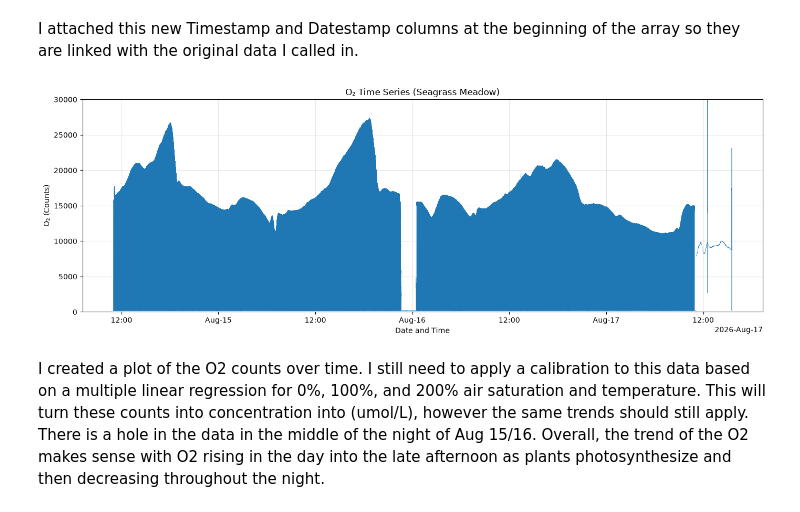
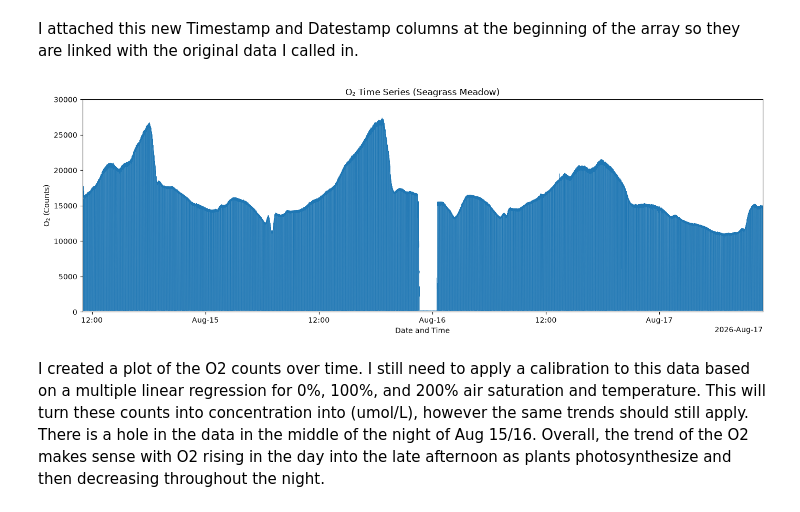
Before and after one commit to jacobtgallaher/ECS-Visualizing, a Jupyter notebook: CODE/ECS_1_O2_Flux_Visualization.ipynb, the cells around one changed output. Cells and saved outputs as stored; diff of their text form; code cells hidden in the pictures.

```diff
--- a/CODE/ECS_1_O2_Flux_Visualization.ipynb
+++ b/CODE/ECS_1_O2_Flux_Visualization.ipynb
@@ -335,35 +341,39 @@ y = plot_data["O2"].to_numpy(dtype=float)
 
 # Insert breaks where a new burst begins (the sampling pause).
 burst = plot_data["BurstCounter"]
 break_at = np.flatnonzero(burst.ne(burst.shift()).to_numpy()[1:]) + 1
 x = np.insert(x, break_at, np.nan)
 y = np.insert(y, break_at, np.nan)
 
 fig, ax = plt.subplots(figsize=(14, 5))
 ax.plot(x, y, linewidth=0.4)
 ax.set_ylim(0, 30_000)
 ax.set_ylabel("O₂ (counts)")
 
 locator = mdates.AutoDateLocator()
 ax.xaxis.set_major_locator(locator)
 ax.xaxis.set_major_formatter(mdates.ConciseDateFormatter(locator))
 
 ax.set(
     title="O₂ Time Series (Seagrass Meadow)",
     xlabel="Date and Time",
     ylabel="O₂ (Counts)",
 )
-ax.grid(True, alpha=0.3)
+ax.grid(True, alpha=0)
+ax.set_xlim(
+    pd.Timestamp("2026-08-14 11:00:00"),
+    pd.Timestamp("2026-08-17 10:56:29"),
+)
 fig.tight_layout()
 plt.show()
 
 output_dir = Path("FIGURES")
 output_dir.mkdir(exist_ok=True)
 
 fig.savefig(output_dir / "O2_Time_Series.png", dpi=300, bbox_inches="tight")
 plt.show()
 # %% [output]
-[figure, old version]
+[figure, new version]
 # %% [markdown]
 I created a plot of the O2 counts over time. I still need to apply a calibration to this data based on a multiple linear regression for 0%, 100%, and 200% air saturation and temperature. This will turn these counts into concentration into (umol/L), however the same trends should still apply. There is a hole in the data in the middle of the night of Aug 15/16. Overall, the trend of the O2 makes sense with O2 rising in the day into the late afternoon as plants photosynthesize and then decreasing throughout the night.
 # %%
```
Also changed, not shown: parts of 14 cells of this notebook, 16 other files.
